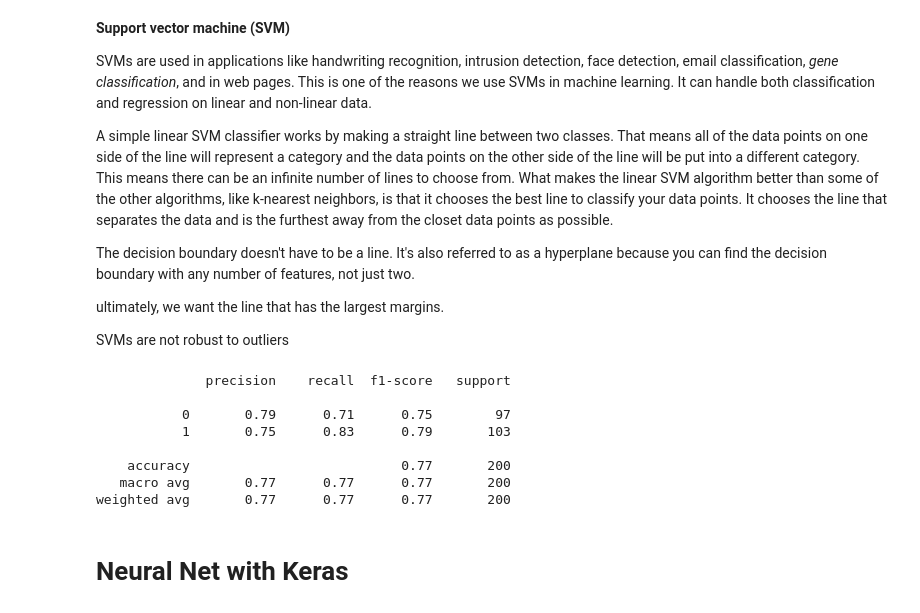
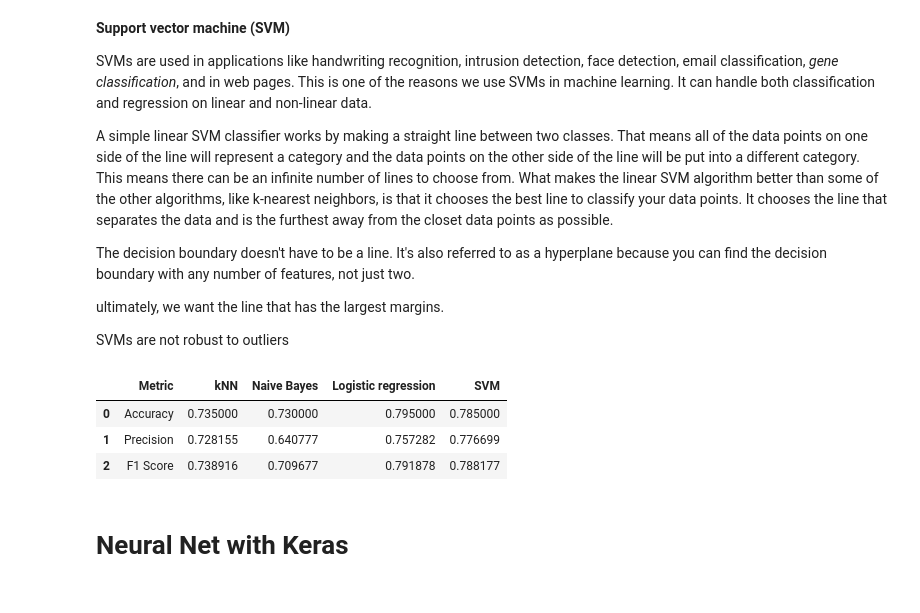
Before and after one commit to F-Palmieri/PRML_UPC, a Jupyter notebook: Lab3_1_PossibleSolution.ipynb, the cells around one changed output. Saved outputs shown, nothing was run; the diff lists cells and outputs as text; code cells hidden in the pictures.

```diff
--- a/Lab3_1_PossibleSolution.ipynb
+++ b/Lab3_1_PossibleSolution.ipynb
@@ -134,3 +135,7 @@ weighted avg       0.75      0.75      0.75       200
+# %%
+acckNN = metrics.accuracy_score(y_pred, y_test)
+prekNN = metrics.precision_score(y_pred,y_test)
+f1_kNN = metrics.f1_score(y_pred,y_test)
 # %% [markdown]
 **Naive Bayes**
 # %%
@@ -154,3 +150,7 @@ weighted avg       0.77      0.77      0.76       200
+# %%
+accNB = metrics.accuracy_score(y_pred, y_test)
+preNB = metrics.precision_score(y_pred,y_test)
+f1_NB = metrics.f1_score(y_pred,y_test)
 # %% [markdown]
 **Logistic regression**
 
@@ -175,3 +166,7 @@ weighted avg       0.77      0.77      0.77       200
+# %%
+accLG = metrics.accuracy_score(y_pred, y_test)
+preLG = metrics.precision_score(y_pred,y_test)
+f1_LG = metrics.f1_score(y_pred,y_test)
 # %% [markdown]
 **Support vector machine (SVM)**
 
@@ -192,16 +187,24 @@ SVC_model = SVC()
 SVC_model = SVC_model.fit(X_train, y_train)
 # %%
 y_pred = SVC_model.predict(X_test)
-print(classification_report(y_test, y_pred))
+#print(classification_report(y_test, y_pred))
-# %% [output]
-              precision    recall  f1-score   support
-
-           0       0.79      0.71      0.75        97
-           1       0.75      0.83      0.79       103
-
-    accuracy                           0.77       200
-   macro avg       0.77      0.77      0.77       200
-weighted avg       0.77      0.77      0.77       200
+# %%
+accSVG = metrics.accuracy_score(y_pred, y_test)
+preSVG = metrics.precision_score(y_pred,y_test)
+f1_SVG = metrics.f1_score(y_pred,y_test)
+# %%
+table = pd.DataFrame({
+    'Metric': ['Accuracy', 'Precision', 'F1 Score'],
+    'kNN': [acckNN, prekNN, f1_kNN],
+    'Naive Bayes' : [accNB, preNB, f1_NB],
+     'Logistic regression' : [accLG, preLG, f1_LG],
+    'SVM' : [accSVG, preSVG, f1_SVG]})
+table
+# %% [output]
+|  | Metric | kNN | Naive Bayes | Logistic regression | SVM |
+| 0 | Accuracy | 0.735000 | 0.730000 | 0.795000 | 0.785000 |
+| 1 | Precision | 0.728155 | 0.640777 | 0.757282 | 0.776699 |
+| 2 | F1 Score | 0.738916 | 0.709677 | 0.791878 | 0.788177 |
 # %% [markdown]
 # Neural Net with Keras
 # %%
```
Also changed, not shown: parts of 11 cells of this notebook.
